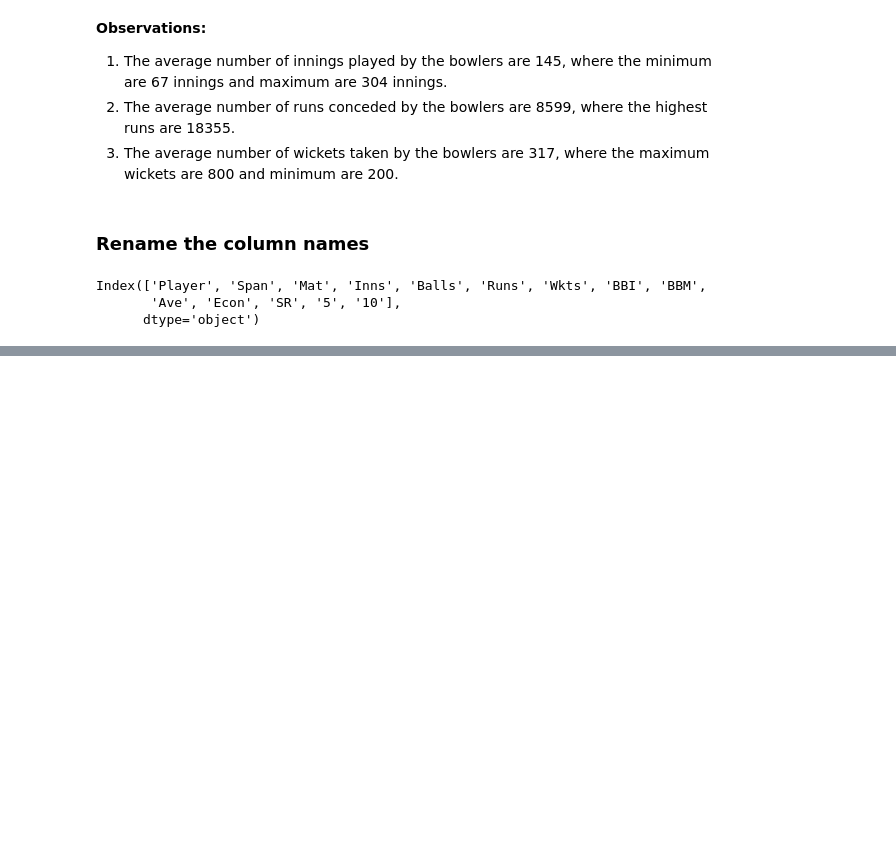
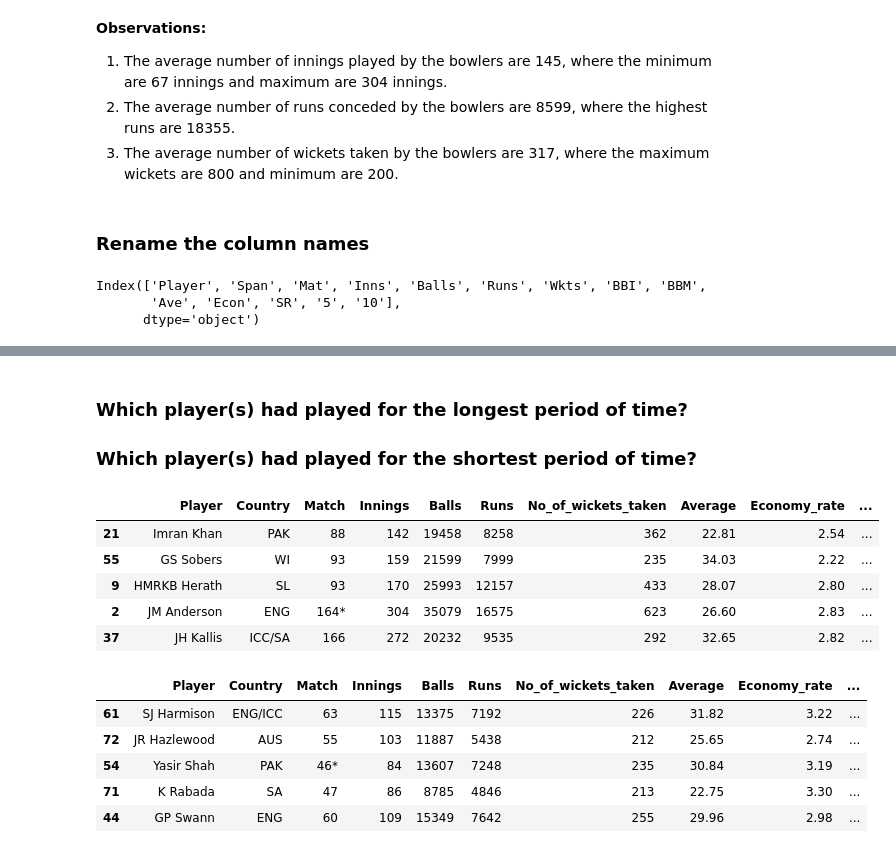
Before and after one commit to SurayaSumona/test_bowlers_analysis, a Jupyter notebook: test_bowlers_analysis.ipynb, the cells around one changed output, grey strips where cells are left out. Saved outputs shown, nothing was run; the diff lists cells and outputs as text; code cells hidden in the pictures; blank space fills up the shorter version.

```diff
--- a/test_bowlers_analysis.ipynb
+++ b/test_bowlers_analysis.ipynb
@@ -143,0 +223,34 @@ display(df.head())
+# %% [markdown]
+### Which player(s) had played for the longest period of time?
+### Which player(s) had played for the shortest period of time?
+# %%
+# splitting the Span column and create two new columns
+df['start_year'] = df['Span'].str[0:4]
+df['end_year'] = df['Span'].str[5:]
+# removing the "Span" column
+df = df.drop("Span", axis=1)
+# change data type string to integer
+df['start_year'] = df['start_year'].astype('int')
+df['end_year'] = df['end_year'].astype('int')
+#create new column to calculate the duration of playing of cricket
+df['years_played'] = df['end_year'] - df['start_year']
+#removing the 'start_year' and 'end_year' columns
+df = df.drop(['start_year', "end_year"], axis=1)
+#display(df.head())
+# %%
+#sorting the 'years_played' and 'Innings' columns in descending way and evaluate who has played the longest and shortest period of time
+display(df.sort_values(by=['years_played','Innings'], ascending = False).head())
+display(df.sort_values(by=['years_played','Innings'], ascending = False).tail())
+# %% [output]
+|  | Player | Country | Match | Innings | Balls | Runs | No_of_wickets_taken | Average | Economy_rate | ... |
+| 21 | Imran Khan | PAK | 88 | 142 | 19458 | 8258 | 362 | 22.81 | 2.54 | ... |
+| 55 | GS Sobers | WI | 93 | 159 | 21599 | 7999 | 235 | 34.03 | 2.22 | ... |
+| 9 | HMRKB Herath | SL | 93 | 170 | 25993 | 12157 | 433 | 28.07 | 2.80 | ... |
+| 2 | JM Anderson | ENG | 164* | 304 | 35079 | 16575 | 623 | 26.60 | 2.83 | ... |
+| 37 | JH Kallis | ICC/SA | 166 | 272 | 20232 | 9535 | 292 | 32.65 | 2.82 | ... |
+|  | Player | Country | Match | Innings | Balls | Runs | No_of_wickets_taken | Average | Economy_rate | ... |
+| 61 | SJ Harmison | ENG/ICC | 63 | 115 | 13375 | 7192 | 226 | 31.82 | 3.22 | ... |
+| 72 | JR Hazlewood | AUS | 55 | 103 | 11887 | 5438 | 212 | 25.65 | 2.74 | ... |
+| 54 | Yasir Shah | PAK | 46* | 84 | 13607 | 7248 | 235 | 30.84 | 3.19 | ... |
+| 71 | K Rabada | SA | 47 | 86 | 8785 | 4846 | 213 | 22.75 | 3.30 | ... |
+| 44 | GP Swann | ENG | 60 | 109 | 15349 | 7642 | 255 | 29.96 | 2.98 | ... |
```
Also changed, not shown: parts of 35 cells of this notebook.
